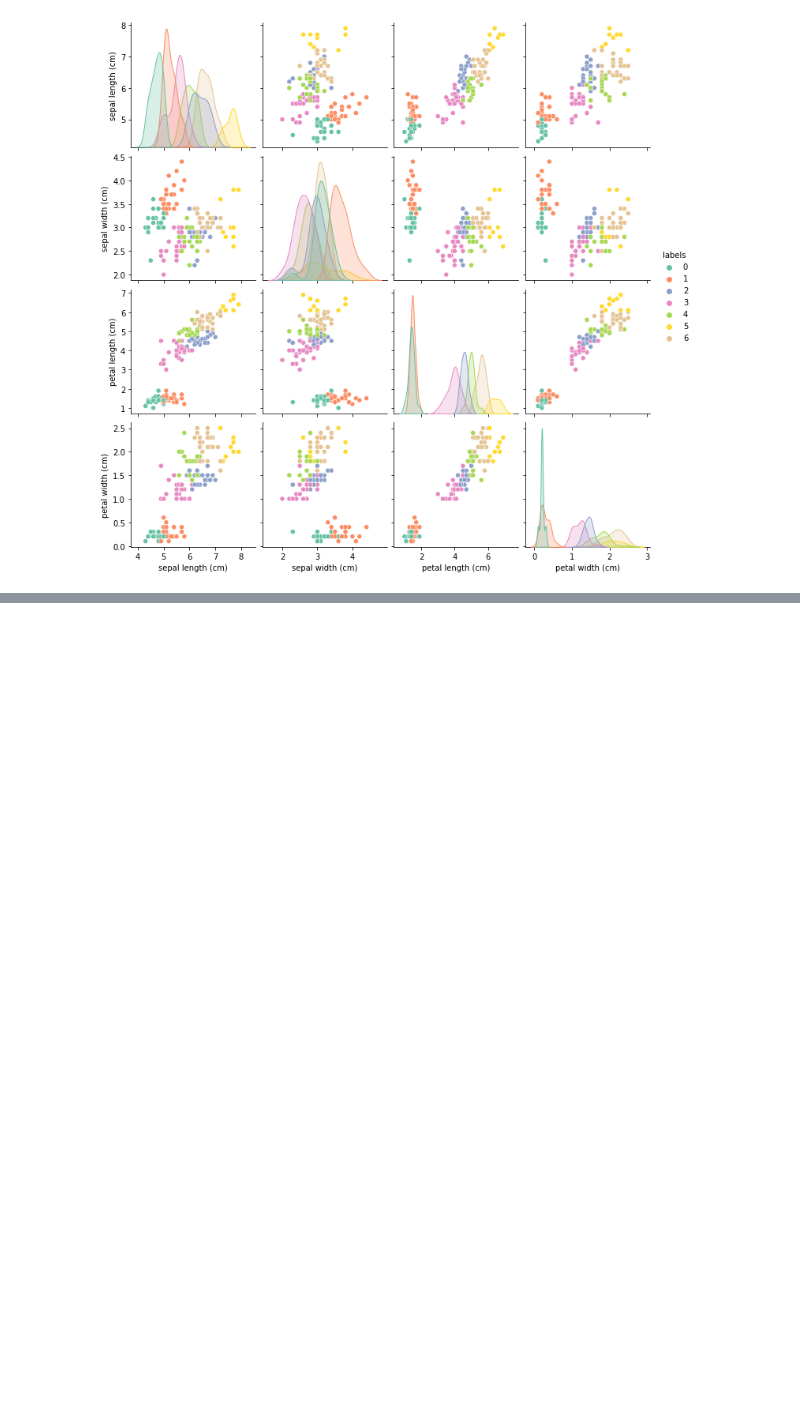
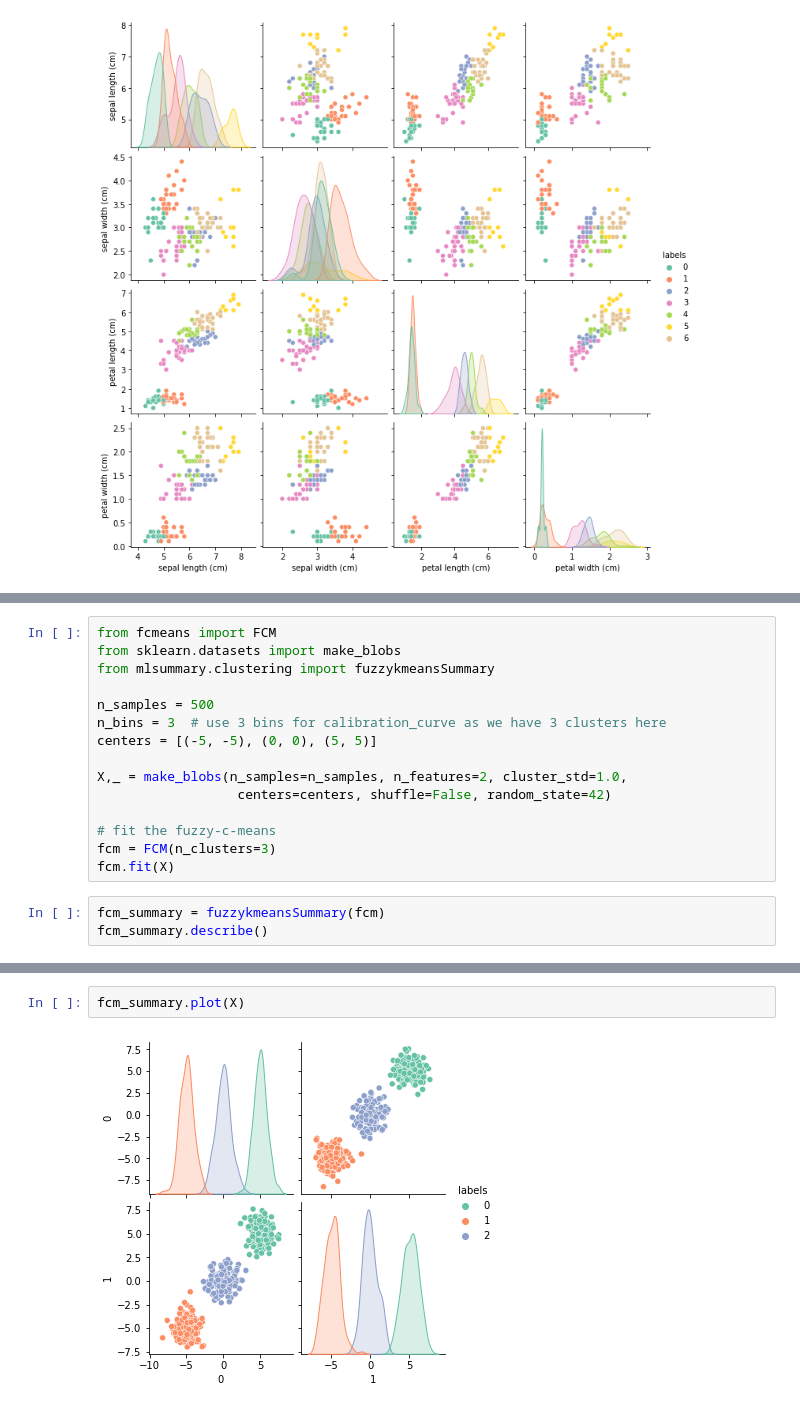
Before and after one commit to serafinialessio/mlsummary, a Jupyter notebook: examples/clustering.ipynb, the cells around one changed output, grey strips where cells are left out. Saved outputs shown, nothing was run; the diff lists cells and outputs as text; blank space fills up the shorter version.

Commit message:
Add Fuzzy Kmeans summary

```diff
--- a/examples/clustering.ipynb
+++ b/examples/clustering.ipynb
@@ -439,0 +443,18 @@ affinity_summary.plot(X)
+# %%
+from fcmeans import FCM
+from sklearn.datasets import make_blobs
+from mlsummary.clustering import fuzzykmeansSummary
+
+n_samples = 500
+n_bins = 3  # use 3 bins for calibration_curve as we have 3 clusters here
+centers = [(-5, -5), (0, 0), (5, 5)]
+
+X,_ = make_blobs(n_samples=n_samples, n_features=2, cluster_std=1.0,
+                  centers=centers, shuffle=False, random_state=42)
+
+# fit the fuzzy-c-means
+fcm = FCM(n_clusters=3)
+fcm.fit(X)
+# %%
+fcm_summary = fuzzykmeansSummary(fcm)
+fcm_summary.describe()
@@ -439,0 +472,4 @@ affinity_summary.plot(X)
+# %%
+fcm_summary.plot(X)
+# %% [output]
+[figure, added]
```
Also changed, not shown: parts of 3 cells of this notebook, 4 other files.
